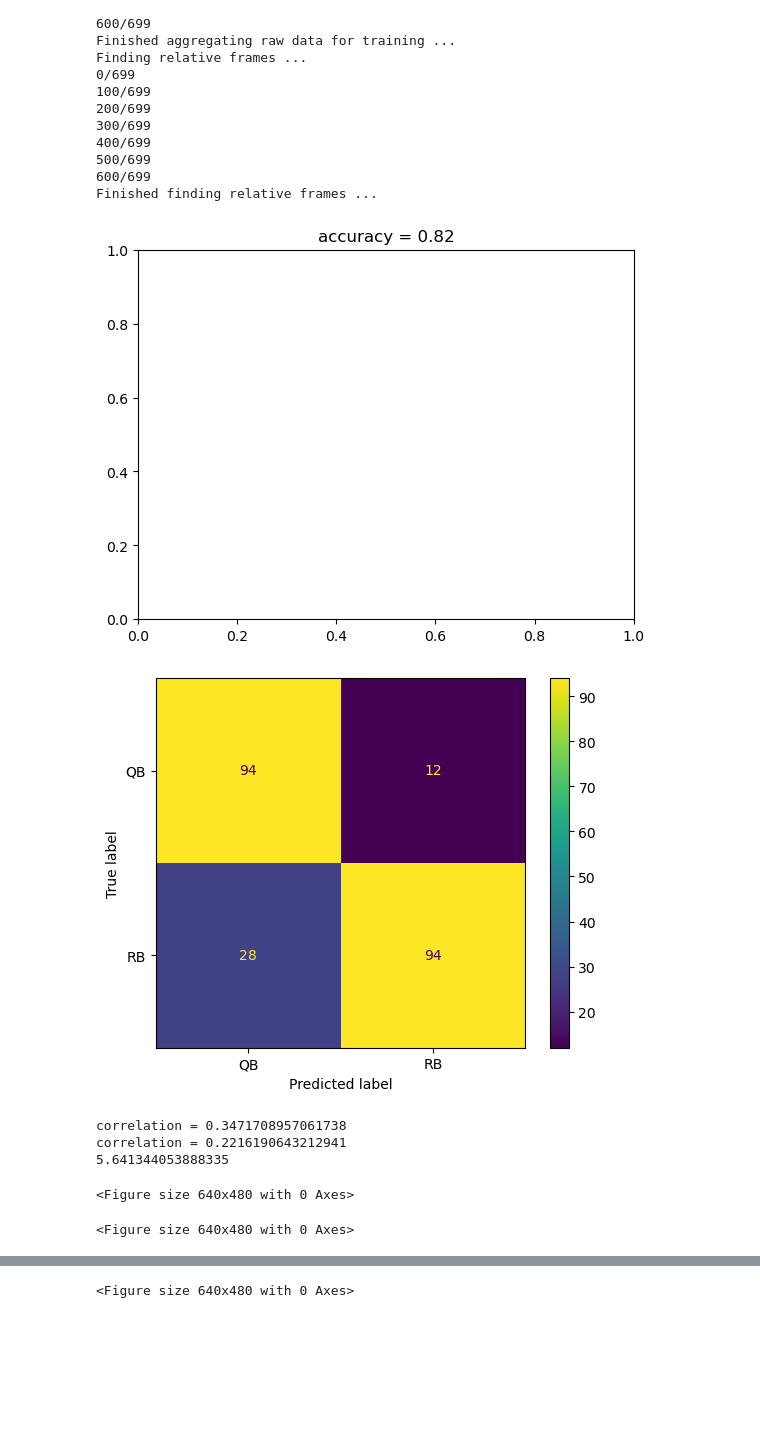
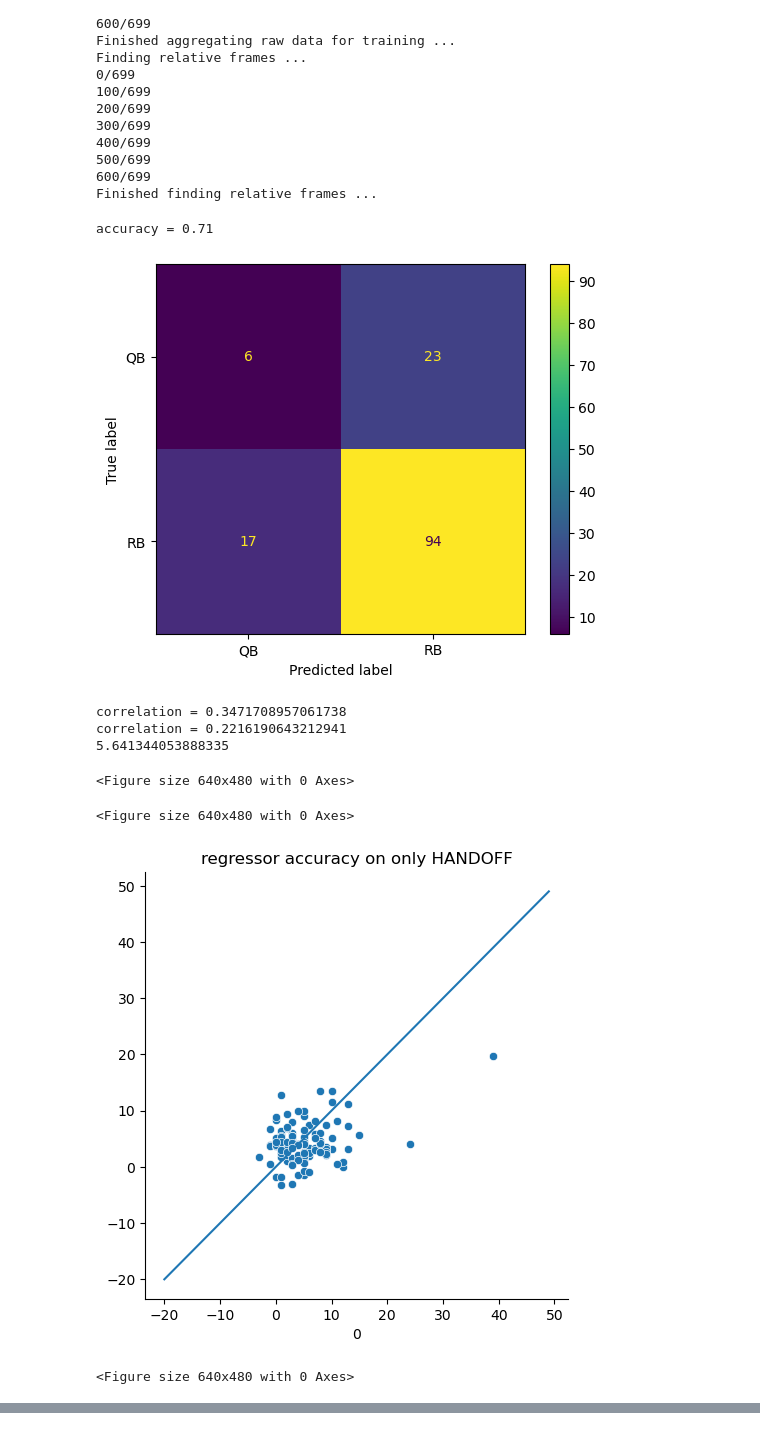
Before and after one commit to am-cook/bdb2024, a Jupyter notebook: run_analyses.ipynb, the cells around one changed output, grey strips where cells are left out. Drawn from its saved outputs; the diff is of its cells as text; code cells hidden in the pictures; blank space fills up the shorter version.

```diff
--- a/run_analyses.ipynb
+++ b/run_analyses.ipynb
@@ -1105,26 +1102,33 @@ X_mobile_read_train, X_mobile_read_test, y_mobile_read_train, y_mobile_read_test
 
 # use SMOTE to generate more data
 mobile_sm = SMOTE(random_state = 42, k_neighbors=3) # k = 3 nearest neighbors
-X_mobile_read_classifier_sm, y_mobile_read_classifier_sm = mobile_sm.fit_resample(X_mobile_read_USE, y_mobile_read_USE)
+
+
+X_mobile_train_sm, y_mobile_train_sm = mobile_sm.fit_resample(X_mobile_read_train, y_mobile_read_train)
+
+# X_mobile_read_classifier_sm, y_mobile_read_classifier_sm = mobile_sm.fit_resample(X_mobile_read_USE, y_mobile_read_USE)
 # print(Counter(y_mobile_read_USE))
 
 mobile_sm_read_clf = xgb.XGBClassifier()
 
-# divide SMOTE data into train test split
-X_mobile_train_sm, X_mobile_test_sm, y_mobile_train_sm, y_mobile_test_sm = train_test_split(
-    X_mobile_read_classifier_sm,
-    y_mobile_read_classifier_sm,
-    test_size = 0.25,
-    random_state = 42
-)
+# # divide SMOTE data into train test split
+# X_mobile_train_sm, X_mobile_test_sm, y_mobile_train_sm, y_mobile_test_sm = train_test_split(
+#     X_mobile_read_classifier_sm,
+#     y_mobile_read_classifier_sm,
+#     test_size = 0.25,
+#     random_state = 42
+# )
+
 mobile_sm_read_clf.fit(X_mobile_train_sm, y_mobile_train_sm)
 pickle.dump(mobile_sm_read_clf, open(f'{settings['MODELS']}mobile_sm_read_clf.pkl', 'wb'))
 
 
-mobile_sm_pred_read = mobile_sm_read_clf.predict(X_mobile_test_sm)
+mobile_sm_pred_read = mobile_sm_read_clf.predict(X_mobile_read_test)
 
-accuracy_score = metrics.accuracy_score(y_true = y_mobile_test_sm, y_pred = mobile_sm_pred_read)
-sm_cm = metrics.confusion_matrix(y_true = y_mobile_test_sm, y_pred = mobile_sm_pred_read)
+# mobile_sm_pred_read = mobile_sm_read_clf.predict(X_mobile_test_sm)
+
+accuracy_score = metrics.accuracy_score(y_true = y_mobile_read_test, y_pred = mobile_sm_pred_read)
+sm_cm = metrics.confusion_matrix(y_true = y_mobile_read_test, y_pred = mobile_sm_pred_read)
 
 disp = metrics.ConfusionMatrixDisplay(confusion_matrix = sm_cm, display_labels = ['QB', 'RB'])
 print(f'accuracy = {np.round(accuracy_score, 2)}')
@@ -1178,39 +1182,39 @@ mobile_yds_gained_regressor_KEEP = xgb.XGBRegressor(max_depth = 5, num_parallel_
 mobile_yds_gained_regressor_HANDOFF.fit(X_mobile_yds_gained_train_HANDOFF, y_mobile_yds_gained_train_HANDOFF)
 mobile_yds_gained_regressor_KEEP.fit(X_mobile_yds_gained_train_KEEP, y_mobile_yds_gained_train_KEEP)
 
 # save trained regressors:
 pickle.dump(mobile_yds_gained_regressor_HANDOFF, open(f'{settings['MODELS']}mobile_yds_gained_regressor_HANDOFF.pkl', 'wb'))
 pickle.dump(mobile_yds_gained_regressor_KEEP, open(f'{settings['MODELS']}mobile_yds_gained_regressor_KEEP.pkl', 'wb'))
 
 # predict on test data
 mobile_yds_gained_pred_HANDOFF = mobile_yds_gained_regressor_HANDOFF.predict(X_mobile_yds_gained_test_HANDOFF)
 mobile_yds_gained_pred_KEEP = mobile_yds_gained_regressor_KEEP.predict(X_mobile_yds_gained_test_KEEP)
 
 plt.figure()
 sns.relplot(x = y_mobile_yds_gained_test_HANDOFF.iloc[:, 0], y = mobile_yds_gained_pred_HANDOFF)
 sns.lineplot(x = list(range(-20, 50)), y = list(range(-20, 50)))
 
 print(f'correlation = {np.corrcoef(x = y_mobile_yds_gained_test_HANDOFF.iloc[:, 0], y = mobile_yds_gained_pred_HANDOFF)[0,1]}')
 plt.title('regressor accuracy on only HANDOFF')
-# plt.show()
 plt.savefig(f'{settings['OUTPUT_FIGS']}handoff_test_correlation.png')
-# print(metrics.mean_squared_error(y_true = y_mobile_yds_gained_test_HANDOFF, y_pred = mobile_yds_gained_pred_HANDOFF, squared = False))
 
 
 plt.figure()
 sns.relplot(x = y_mobile_yds_gained_test_KEEP.iloc[:, 0], y = mobile_yds_gained_pred_KEEP)
 sns.lineplot(x = list(range(-5, 30)), y = list(range(-5, 30)))
 
 print(f'correlation = {np.corrcoef(x = y_mobile_yds_gained_test_KEEP.iloc[:, 0], y = mobile_yds_gained_pred_KEEP)[0,1]}')
 print(metrics.mean_squared_error(y_true = y_mobile_yds_gained_test_KEEP, y_pred = mobile_yds_gained_pred_KEEP, squared = False))
 
 plt.title('regressor accuracy on only KEEP')
 plt.savefig(f'{settings['OUTPUT_FIGS']}keeper_test_correlation.png')
 # %% [output]
+accuracy = 0.71
-[figure, old version]
+[figure, new version]
-[figure, old version]
-correlation = 0.3471708957061738
-correlation = 0.2216190643212941
-5.641344053888335
-<Figure size 640x480 with 0 Axes>
+correlation = 0.3471708957061738
+correlation = 0.2216190643212941
+5.641344053888335
 <Figure size 640x480 with 0 Axes>
+<Figure size 640x480 with 0 Axes>
+[figure, new version]
+<Figure size 640x480 with 0 Axes>
@@ -1218 +1221,0 @@ correlation = 0.2216190643212941
-<Figure size 640x480 with 0 Axes>
```
Also changed, not shown: parts of 4 cells of this notebook, 2 other files.
